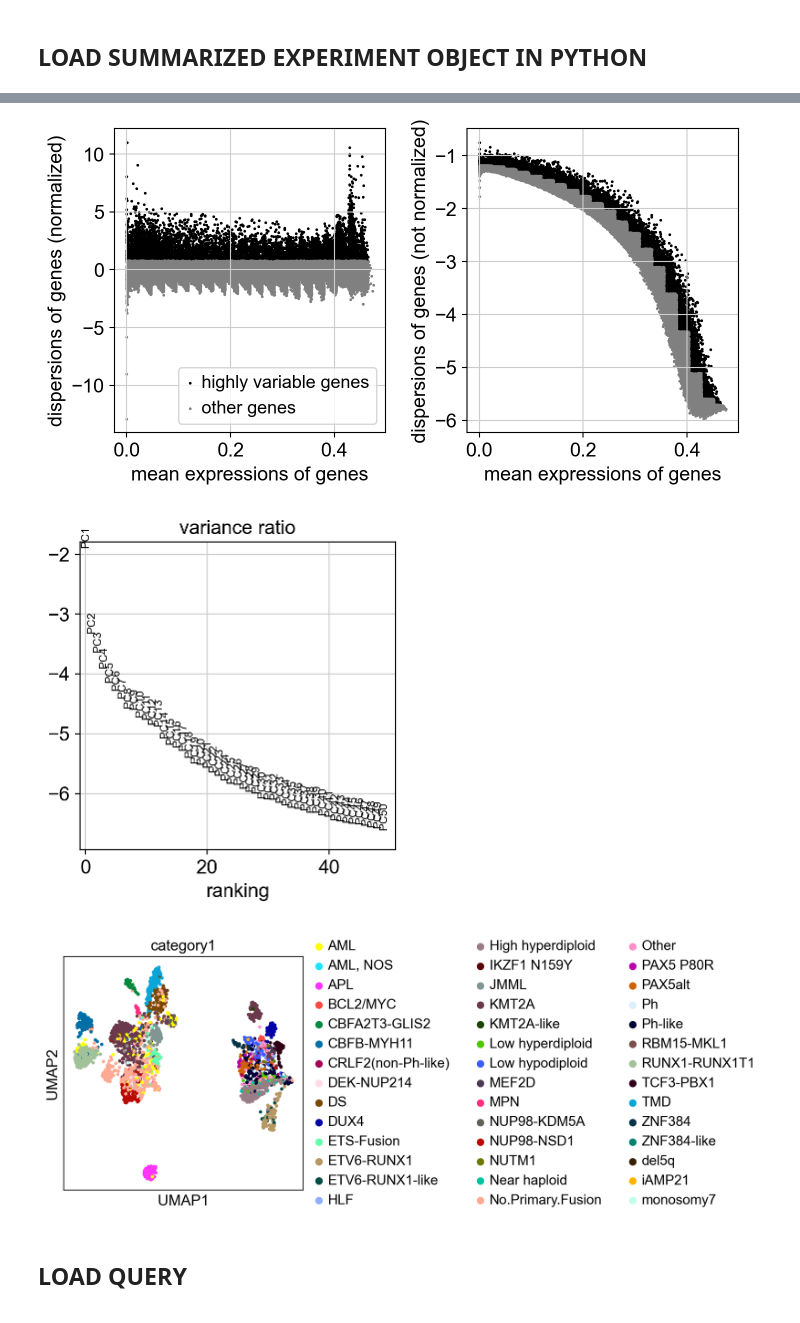
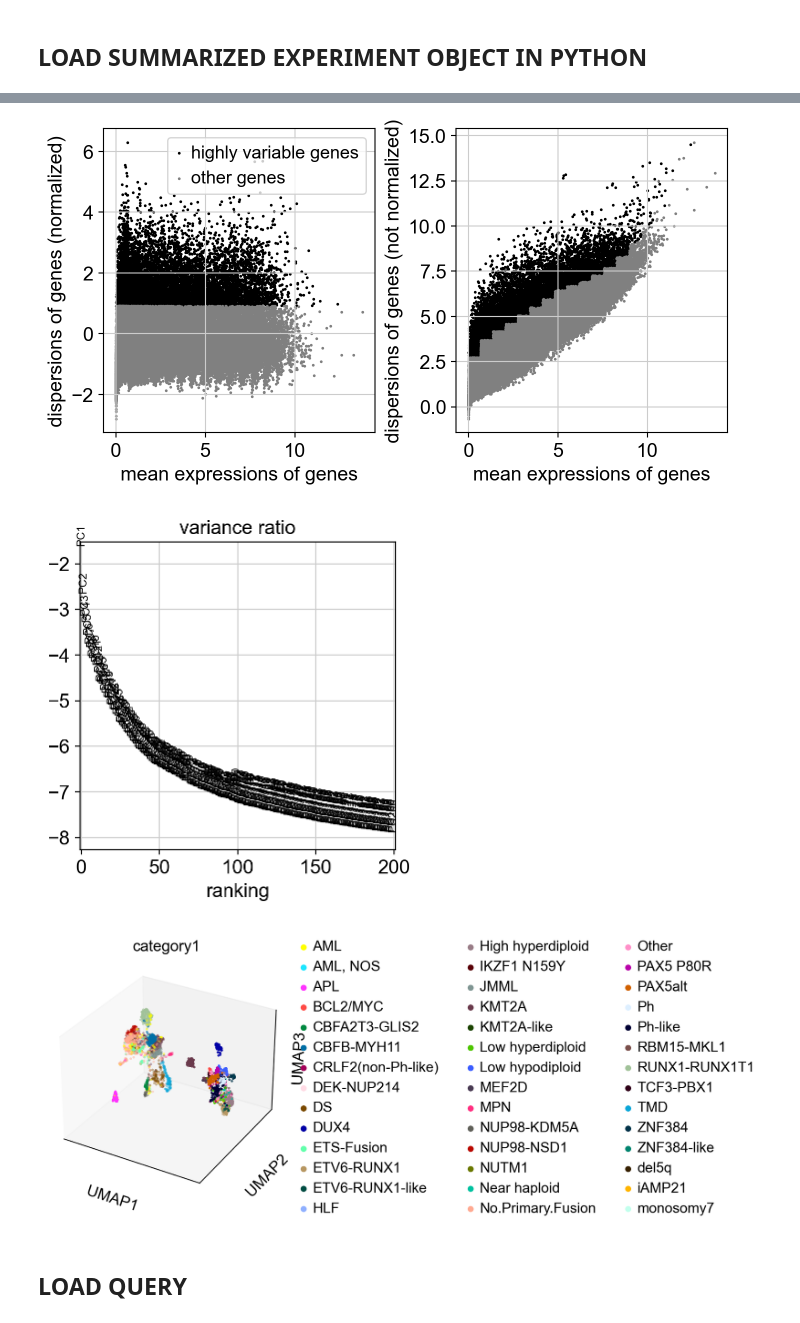
Before and after one commit to furlan-lab/pyviewmaster, a Jupyter notebook: notebooks/02_bulk_reference.ipynb, the cells around one changed output, grey strips where cells are left out. Cells and saved outputs as stored; diff of their text form; code cells hidden in the pictures.

```diff
--- a/notebooks/02_bulk_reference.ipynb
+++ b/notebooks/02_bulk_reference.ipynb
@@ -41,13 +47,12 @@ rdata.obs = coldata
 rdata.var = rowdata
 rdata.obs_names = coldata.index
 rdata.var_names = rowdata.index
+rdata.layers["counts"] = rdata.X.copy()
 # %%
 sc.pp.normalize_total(rdata)
 sc.pp.log1p(rdata)
 sc.pp.highly_variable_genes(rdata, n_top_genes=10000)
 sc.pl.highly_variable_genes(rdata)
-sc.tl.pca(rdata)
-sc.pl.pca_variance_ratio(rdata, n_pcs=50, log=True)
-sc.pp.neighbors(rdata)
-sc.tl.umap(rdata)
+sc.tl.pca(rdata, n_comps=200)
+sc.pl.pca_variance_ratio(rdata, n_pcs=200, log=True)
 # %% [output]
@@ -55,2 +59,2 @@ WARNING: adata.X seems to be already log-transformed.
-[figure, old version]
+[figure, new version]
-[figure, old version]
+[figure, new version]
@@ -57,4 +65,4 @@ WARNING: adata.X seems to be already log-transformed.
 # %%
-sc.pl.umap(rdata, color = "category1")
+sc.pl.umap(rdata, color = "category1", projection = "3d")
 # %% [output]
-[figure, old version]
+[figure, new version]
```
Also changed, not shown: parts of 20 cells of this notebook, 1 other file.
